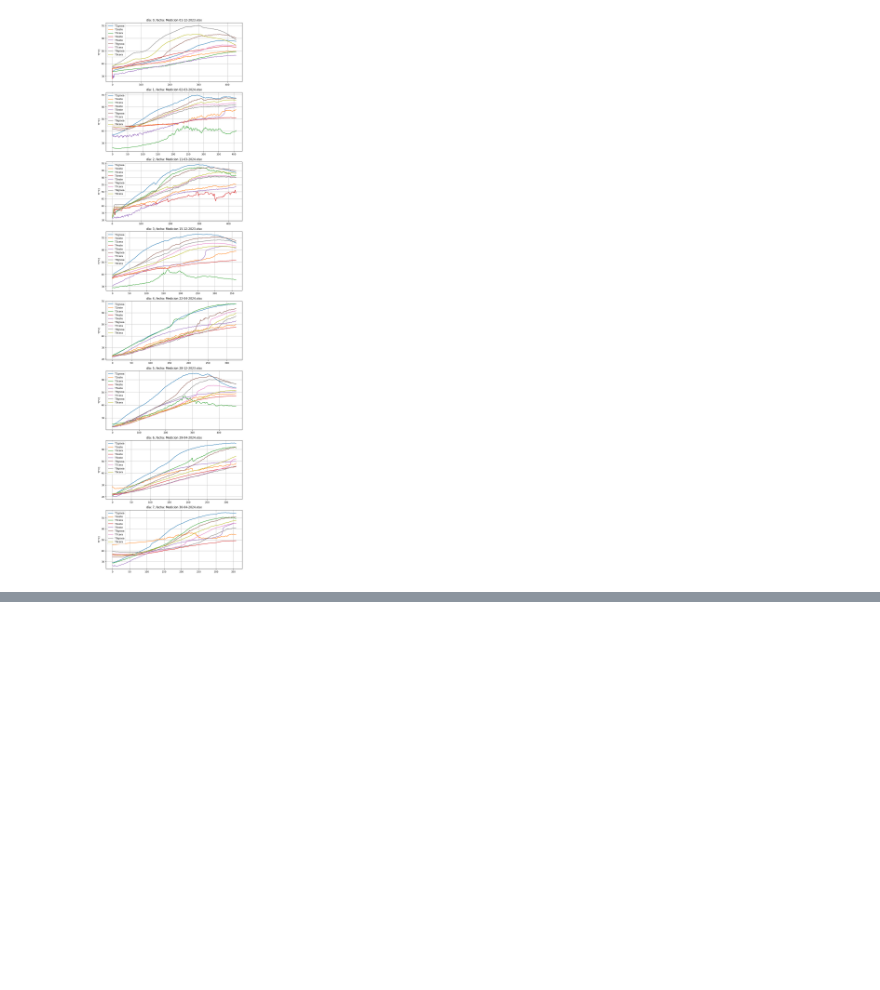
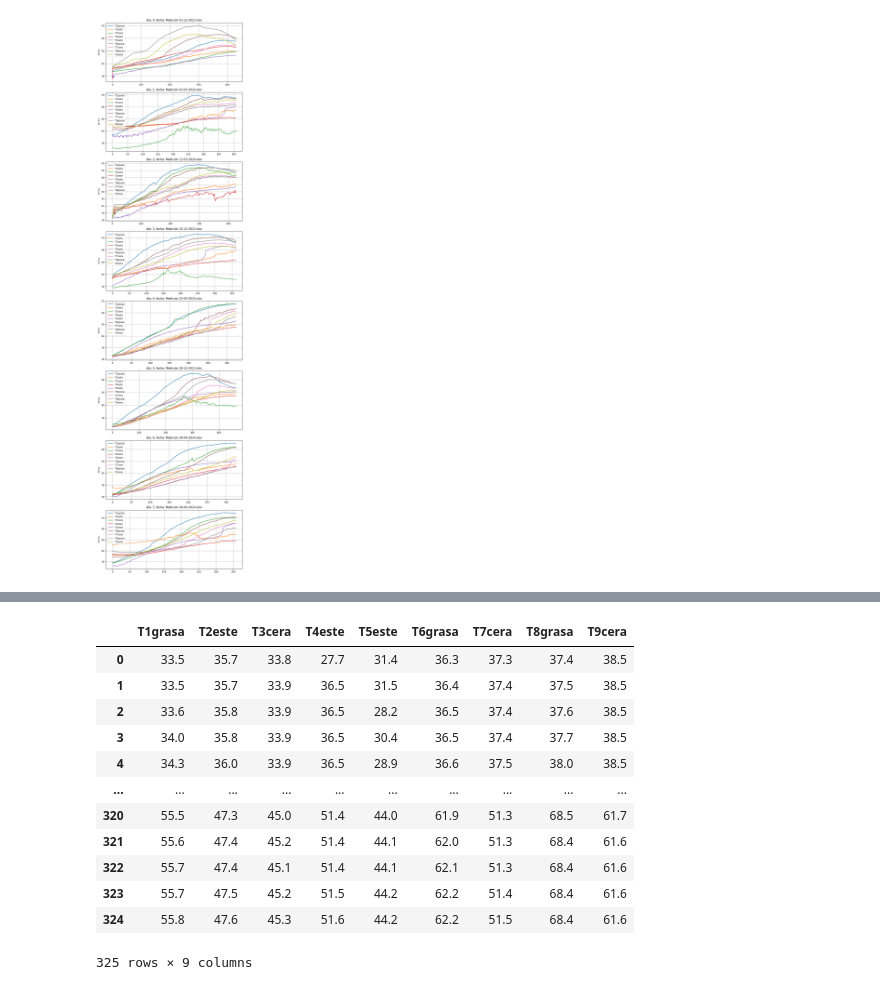
Before and after one commit to sebastlop/st-acumulador-angel-fabio, a Jupyter notebook: Code-file/acumulador-NN.ipynb, the cells around one changed output, grey strips where cells are left out. Drawn from its saved outputs; the diff is of its cells as text; code cells hidden in the pictures; blank space fills up the shorter version.

```diff
--- a/Code-file/acumulador-NN.ipynb
+++ b/Code-file/acumulador-NN.ipynb
@@ -88,0 +74,16 @@ for i, df in enumerate(df_list):
+# %%
+df_list[0]
+# %% [output]
+|  | T1grasa | T2este | T3cera | T4este | T5este | T6grasa | T7cera | T8grasa | T9cera |
+| 0 | 33.5 | 35.7 | 33.8 | 27.7 | 31.4 | 36.3 | 37.3 | 37.4 | 38.5 |
+| 1 | 33.5 | 35.7 | 33.9 | 36.5 | 31.5 | 36.4 | 37.4 | 37.5 | 38.5 |
+| 2 | 33.6 | 35.8 | 33.9 | 36.5 | 28.2 | 36.5 | 37.4 | 37.6 | 38.5 |
+| 3 | 34.0 | 35.8 | 33.9 | 36.5 | 30.4 | 36.5 | 37.4 | 37.7 | 38.5 |
+| 4 | 34.3 | 36.0 | 33.9 | 36.5 | 28.9 | 36.6 | 37.5 | 38.0 | 38.5 |
+| ... | ... | ... | ... | ... | ... | ... | ... | ... | ... |
+| 320 | 55.5 | 47.3 | 45.0 | 51.4 | 44.0 | 61.9 | 51.3 | 68.5 | 61.7 |
+| 321 | 55.6 | 47.4 | 45.2 | 51.4 | 44.1 | 62.0 | 51.3 | 68.4 | 61.6 |
+| 322 | 55.7 | 47.4 | 45.1 | 51.4 | 44.1 | 62.1 | 51.3 | 68.4 | 61.6 |
+| 323 | 55.7 | 47.5 | 45.2 | 51.5 | 44.2 | 62.2 | 51.4 | 68.4 | 61.6 |
+| 324 | 55.8 | 47.6 | 45.3 | 51.6 | 44.2 | 62.2 | 51.5 | 68.4 | 61.6 |
+325 rows × 9 columns
```
Also changed, not shown: parts of 1 cell of this notebook.
